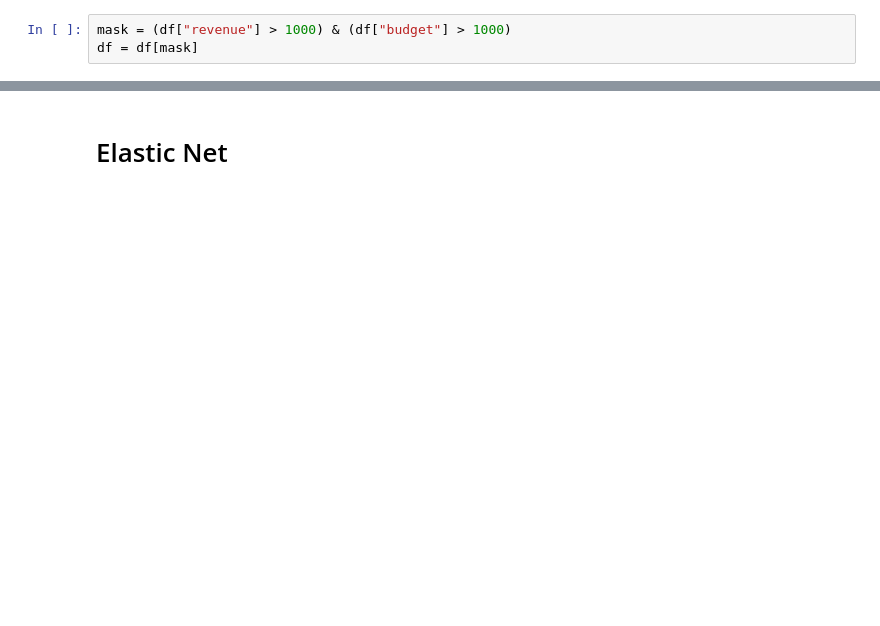
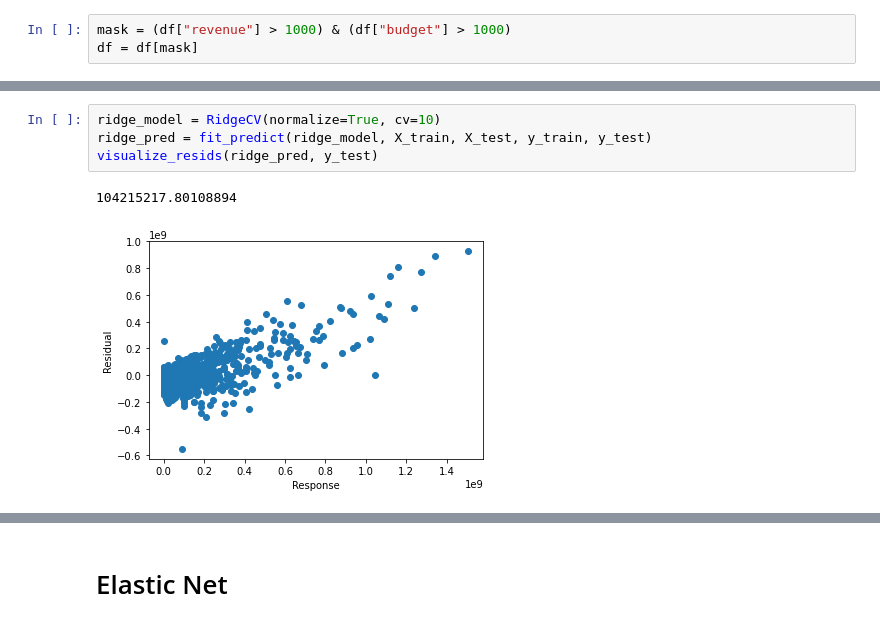
Before and after one commit to alecarreche/movies, a Jupyter notebook: models.ipynb, the cells around one changed output, grey strips where cells are left out. Cells and saved outputs as stored; diff of their text form; blank space fills up the shorter version.

```diff
--- a/models.ipynb
+++ b/models.ipynb
@@ -206,0 +141,7 @@ np.sqrt(mean_squared_error(y_test, y_pred))
+# %%
+ridge_model = RidgeCV(normalize=True, cv=10)
+ridge_pred = fit_predict(ridge_model, X_train, X_test, y_train, y_test)
+visualize_resids(ridge_pred, y_test)
+# %% [output]
+104215217.80108894
+[figure, added]
```
Also changed, not shown: parts of 87 cells of this notebook, 3 other files.
